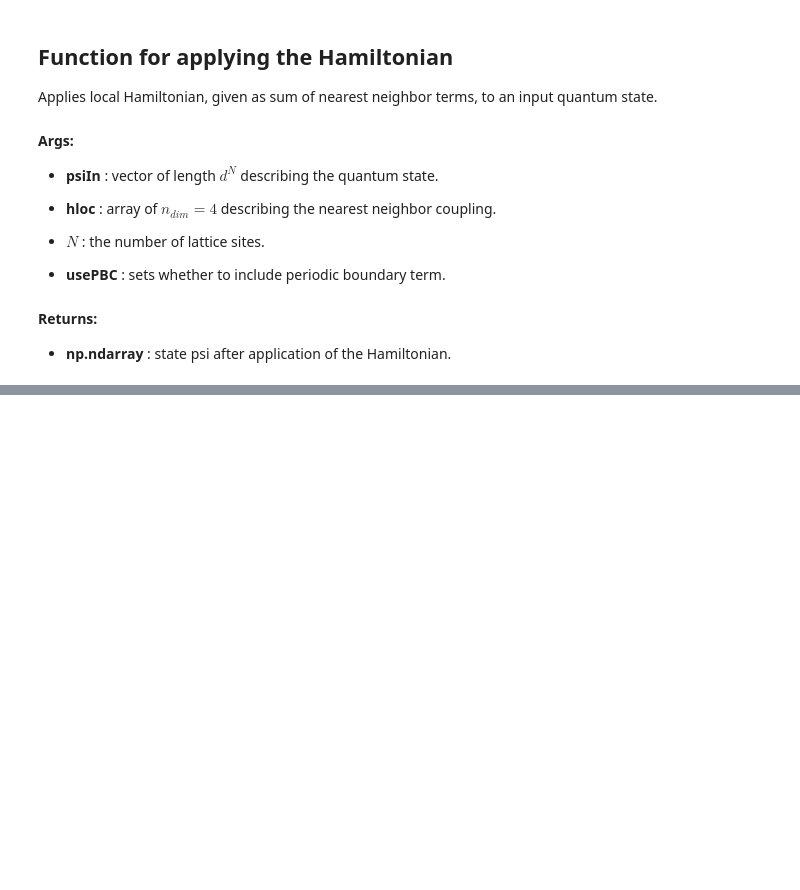
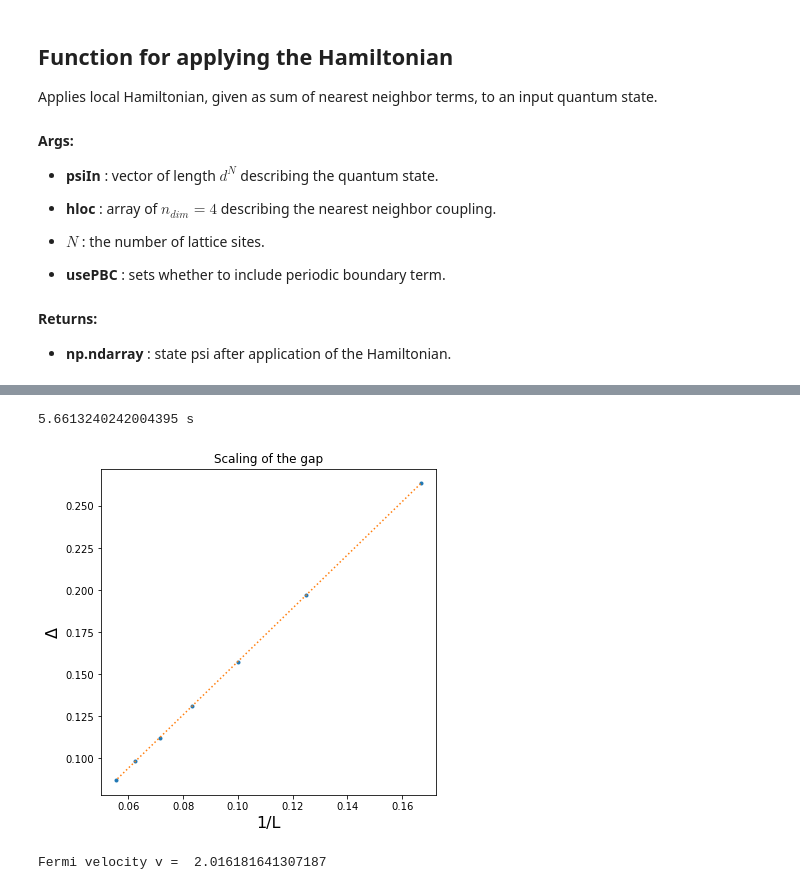
Before and after one commit to dartsushi/Study_mps_evenbly, a Jupyter notebook: Codes_Exact_diagonalization.ipynb, the cells around one changed output, grey strips where cells are left out. Drawn from its saved outputs; the diff is of its cells as text; code cells hidden in the pictures; blank space fills up the shorter version.

```diff
--- a/Codes_Exact_diagonalization.ipynb
+++ b/Codes_Exact_diagonalization.ipynb
@@ -117,0 +154,46 @@ NumSites: 18, Time: 3.34, Energy: -2.303508e+01, EnErr: -2.842171e-14
+# %%
+#(a)
+import time
+
+def TF_Ising(Nsites, numval):
+    d = 2  # local dimension
+    sX = np.array([[0, 1.0], [1.0, 0]])
+    sY = np.array([[0, -1.0j], [1.0j, 0]])
+    sZ = np.array([[1.0, 0], [0, -1.0]])
+    sI = np.array([[1.0, 0], [0, 1.0]])
+    hloc = (-np.kron(sX, sX) + 0.5 * np.kron(sZ, sI) + 0.5 * np.kron(sI, sZ)).reshape(2, 2, 2, 2)
+    def doApplyHamClosed(psiIn):
+          return doApplyHam(psiIn, hloc, Nsites, usePBC=True)
+    H = LinearOperator((2**Nsites, 2**Nsites), matvec=doApplyHamClosed)
+    Energy, psi = eigsh(H, k=numval, which='SA')
+    return Energy, psi
+L_list=np.array([6, 8,10, 12,14,16,18])
+E_list=[]
+start= time.time()
+for L in L_list:
+    E, _ = TF_Ising(L, 2)
+    E_list.append(E)
+E_list=np.array(E_list)
+end= time.time()
+print(end-start,"s")
+# %% [output]
+5.6613240242004395 s
+# %%
+#(b)
+import matplotlib.pyplot as plt
+gap = E_list[:,1]-E_list[:,0]
+a,b=np.polyfit(1/L_list,gap,1)
+plt.figure(figsize=(6,6))
+plt.plot(1/L_list,gap,".")
+plt.plot(1/L_list, a/L_list+b,":")
+plt.xlabel("1/L", fontsize=16)
+plt.ylabel("$\Delta$",fontsize=16)
+plt.title("Scaling of the gap")
+plt.show()
+
+#c
+v = a * 4/np.pi
+print("Fermi velocity v = ", v)
+# %% [output]
+[figure, added]
+Fermi velocity v =  2.016181641307187
```
Also changed, not shown: parts of 4 cells of this notebook.
